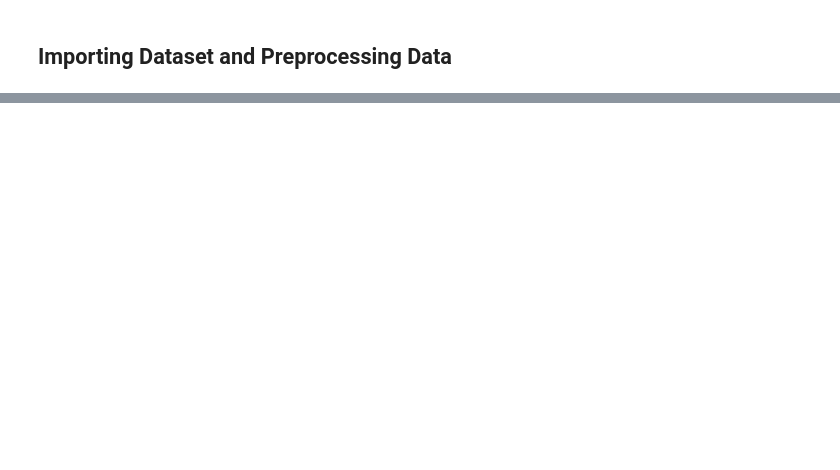
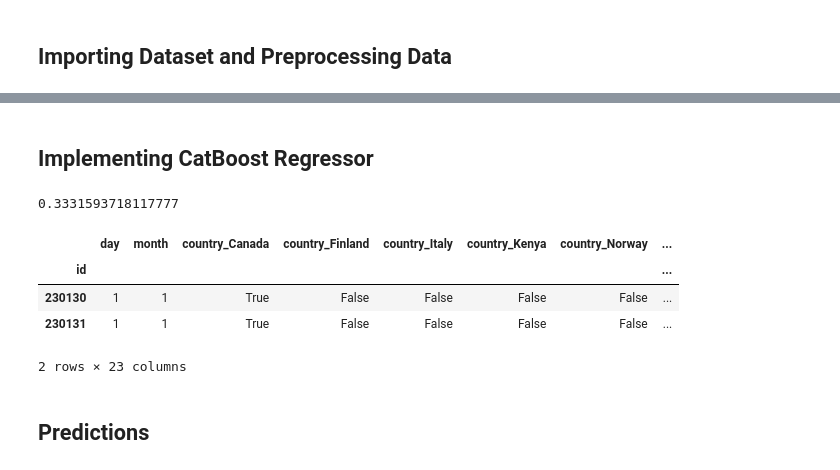
Before and after one commit to YashBurman1/Forecasting-Sticker-Sales, a Jupyter notebook: notebook.ipynb, the cells around one changed output, grey strips where cells are left out. Drawn from its saved outputs; the diff is of its cells as text; code cells hidden in the pictures; blank space fills up the shorter version.

```diff
--- a/notebook.ipynb
+++ b/notebook.ipynb
@@ -15,0 +26,15 @@ final_data = pd.concat([data_not_dummy_vars,data_dummy],axis=1)
+# %%
+test_data = pd.read_csv("test.csv", header=0, index_col=0, parse_dates=[1], date_format="ISO8601")
+
+test_data['day'] = test_data['date'].dt.day
+test_data['month'] = test_data['date'].dt.month
+test_data['year'] = test_data['date'].dt.year
+
+categorical_columns = ['country', 'store', 'product', 'year']
+test_data = pd.get_dummies(test_data, columns=categorical_columns, drop_first=False)
+
+test_data = test_data.drop(columns=['date'])
+
+test_data = test_data.reindex(columns=data.columns.drop('num_sold'), fill_value=0)
+
+print(test_data.info())
@@ -55,0 +164,2 @@ X =
+# %% [markdown]
+## Implementing CatBoost Regressor ##
@@ -55,0 +168,7 @@ X =
+# %%
+model = CatBoostRegressor(iterations=5000, learning_rate=0.1, depth=6, verbose=0)
+model.fit(X_train, y_train)
+y_pred = model.predict(X_test)
+mean_absolute_percentage_error(y_test, y_pred)
+# %% [output]
+0.3331593718117777
@@ -55,0 +177,10 @@ X =
+# %%
+test_data.head(2)
+# %% [output]
+|  | day | month | country_Canada | country_Finland | country_Italy | country_Kenya | country_Norway | ... |
+| id |  |  |  |  |  |  |  | ... |
+| 230130 | 1 | 1 | True | False | False | False | False | ... |
+| 230131 | 1 | 1 | True | False | False | False | False | ... |
+2 rows × 23 columns
+# %% [markdown]
+## Predictions ##
```
Also changed, not shown: parts of 15 cells of this notebook.
